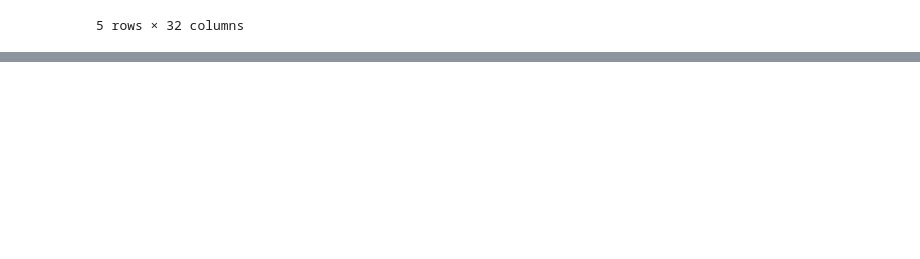
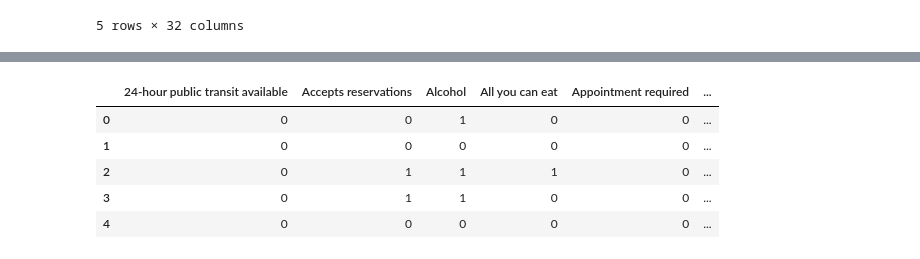
Before and after one commit to notjamesw/Vancouver-Eats, a Jupyter notebook: model/data/preprocess.ipynb, the cells around one changed output, grey strips where cells are left out. Saved outputs shown, nothing was run; the diff lists cells and outputs as text; code cells hidden in the pictures; blank space fills up the shorter version.

```diff
--- a/model/data/preprocess.ipynb
+++ b/model/data/preprocess.ipynb
@@ -35,0 +125,82 @@ raw_data.head()
+# %%
+def parse_about(x):
+    if pd.isna(x) or not str(x).strip():
+        return []
+    try:
+        return json.loads(x)
+    except Exception:
+        return []
+
+data['about_parsed'] = data['about'].apply(parse_about)
+
+# -----------------------------
+# 2. Discover all possible IDs
+# -----------------------------
+about_cols = set()
+
+for items in data['about_parsed']:
+    for item in items:
+        if isinstance(item, dict) and 'id' in item and 'options' in item:
+            for opt in item['options']:
+                if isinstance(opt, dict) and 'name' in opt:
+                    feature = f"{opt['name']}"
+                    about_cols.add(feature)
+
+about_cols = sorted(about_cols)
+
+# -----------------------------
+# 3. Create empty columns (NaN)
+# -----------------------------
+binary_df = pd.DataFrame(
+    0,
+    index=data.index,
+    columns=about_cols,
+    dtype=np.uint8
+)
+
+data = pd.concat([data, binary_df], axis=1)
+
+# -----------------------------
+# 4. Map options into columns by ID
+# -----------------------------
+def fill_binary_features(items, row):
+    if not isinstance(items, list):
+        return row
+
+    for item in items:
+        if not (
+            isinstance(item, dict)
+            and 'id' in item
+            and 'options' in item
+        ):
+            continue
+
+        for opt in item['options']:
+            if not (
+                isinstance(opt, dict)
+                and opt.get('enabled') is True
+                and 'name' in opt
+            ):
+                continue
+
+            feature = f"{opt['name']}"
+            if feature in row.index:
+                row[feature] = 1
+
+    return row
+
+data = data.apply(
+    lambda row: fill_binary_features(row['about_parsed'], row),
+    axis=1
+)
+
+# data = data.drop(columns=['about', 'about_parsed'])
+# View only the new columns (binary features) added to cleared_data
+data[about_cols].head()
+# %% [output]
+|  | 24-hour public transit available | Accepts reservations | Alcohol | All you can eat | Appointment required | ... |
+| 0 | 0 | 0 | 1 | 0 | 0 | ... |
+| 1 | 0 | 0 | 0 | 0 | 0 | ... |
+| 2 | 0 | 1 | 1 | 1 | 0 | ... |
+| 3 | 0 | 1 | 1 | 0 | 0 | ... |
+| 4 | 0 | 0 | 0 | 0 | 0 | ... |
```
Also changed, not shown: parts of 18 cells of this notebook, 1 other file.
